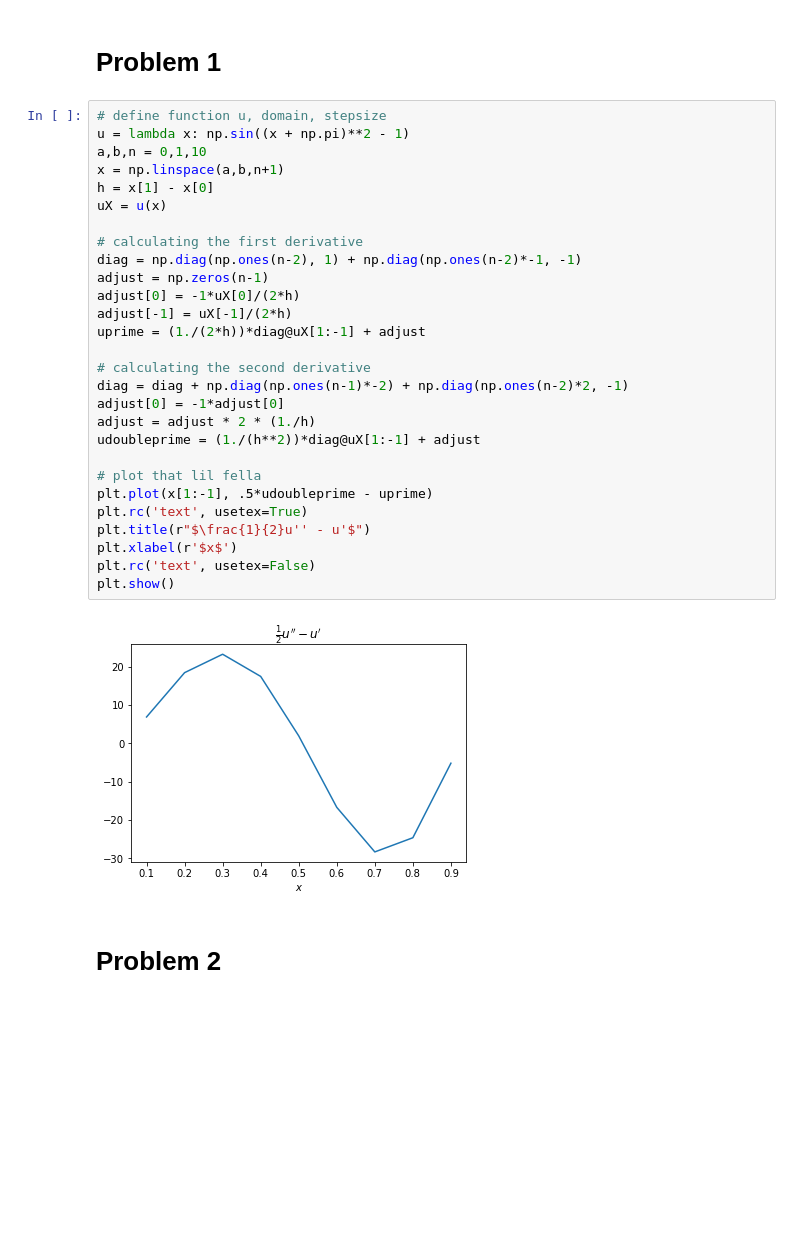
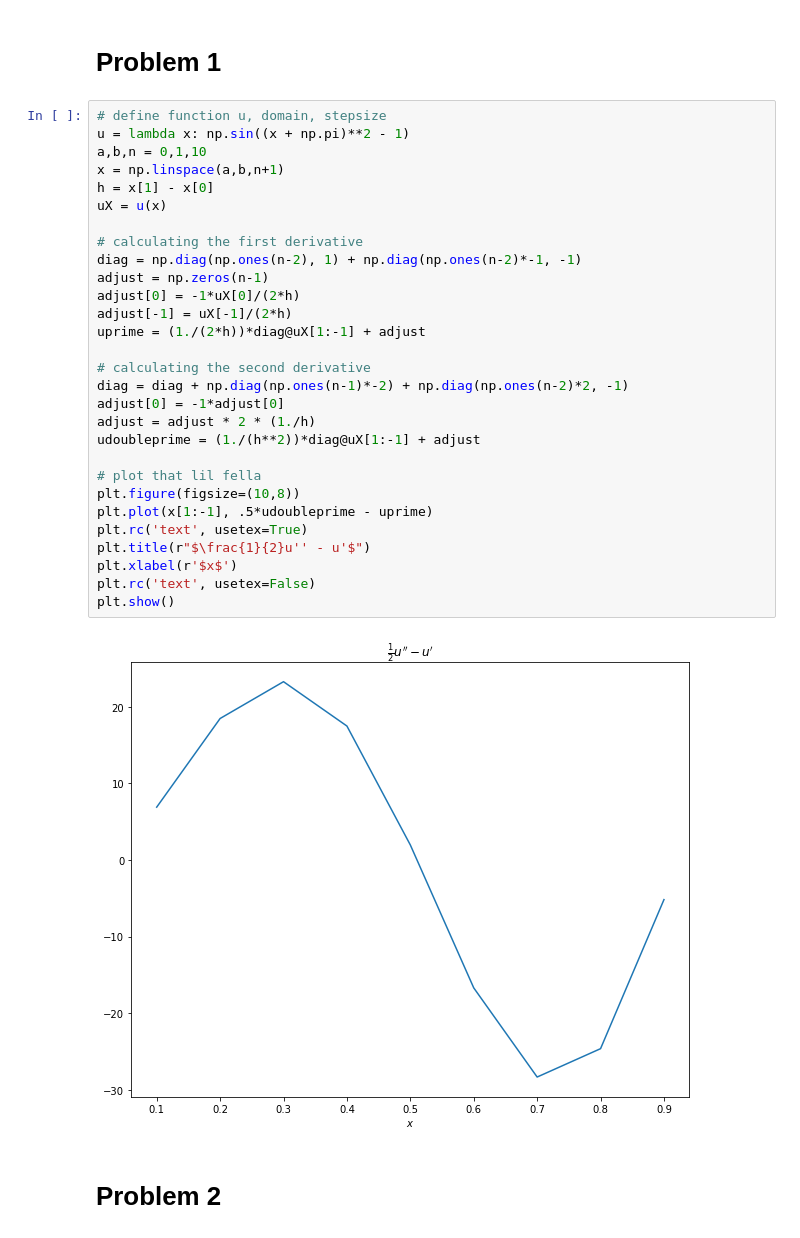
Before and after one commit to mattschaelling/acme_vol4, a Jupyter notebook: FiniteDifferenceMethod/finite_difference.ipynb, the cells around one changed output. Saved outputs shown, nothing was run; the diff lists cells and outputs as text; blank space fills up the shorter version.

```diff
--- a/FiniteDifferenceMethod/finite_difference.ipynb
+++ b/FiniteDifferenceMethod/finite_difference.ipynb
@@ -8,33 +8,34 @@ import scipy.linalg as la
 # %%
 # define function u, domain, stepsize
 u = lambda x: np.sin((x + np.pi)**2 - 1)
 a,b,n = 0,1,10
 x = np.linspace(a,b,n+1)
 h = x[1] - x[0]
 uX = u(x)
 
 # calculating the first derivative
 diag = np.diag(np.ones(n-2), 1) + np.diag(np.ones(n-2)*-1, -1)
 adjust = np.zeros(n-1)
 adjust[0] = -1*uX[0]/(2*h)
 adjust[-1] = uX[-1]/(2*h)
 uprime = (1./(2*h))*diag@uX[1:-1] + adjust
 
 # calculating the second derivative
 diag = diag + np.diag(np.ones(n-1)*-2) + np.diag(np.ones(n-2)*2, -1)
 adjust[0] = -1*adjust[0]
 adjust = adjust * 2 * (1./h)
 udoubleprime = (1./(h**2))*diag@uX[1:-1] + adjust
 
 # plot that lil fella
+plt.figure(figsize=(10,8))
 plt.plot(x[1:-1], .5*udoubleprime - uprime)
 plt.rc('text', usetex=True)
 plt.title(r"$\frac{1}{2}u'' - u'$")
 plt.xlabel(r'$x$')
 plt.rc('text', usetex=False)
 plt.show()
 # %% [output]
-[figure, old version]
+[figure, new version]
 # %% [markdown]
 # Problem 2
 # %%
```
Also changed, not shown: parts of 10 cells of this notebook.
